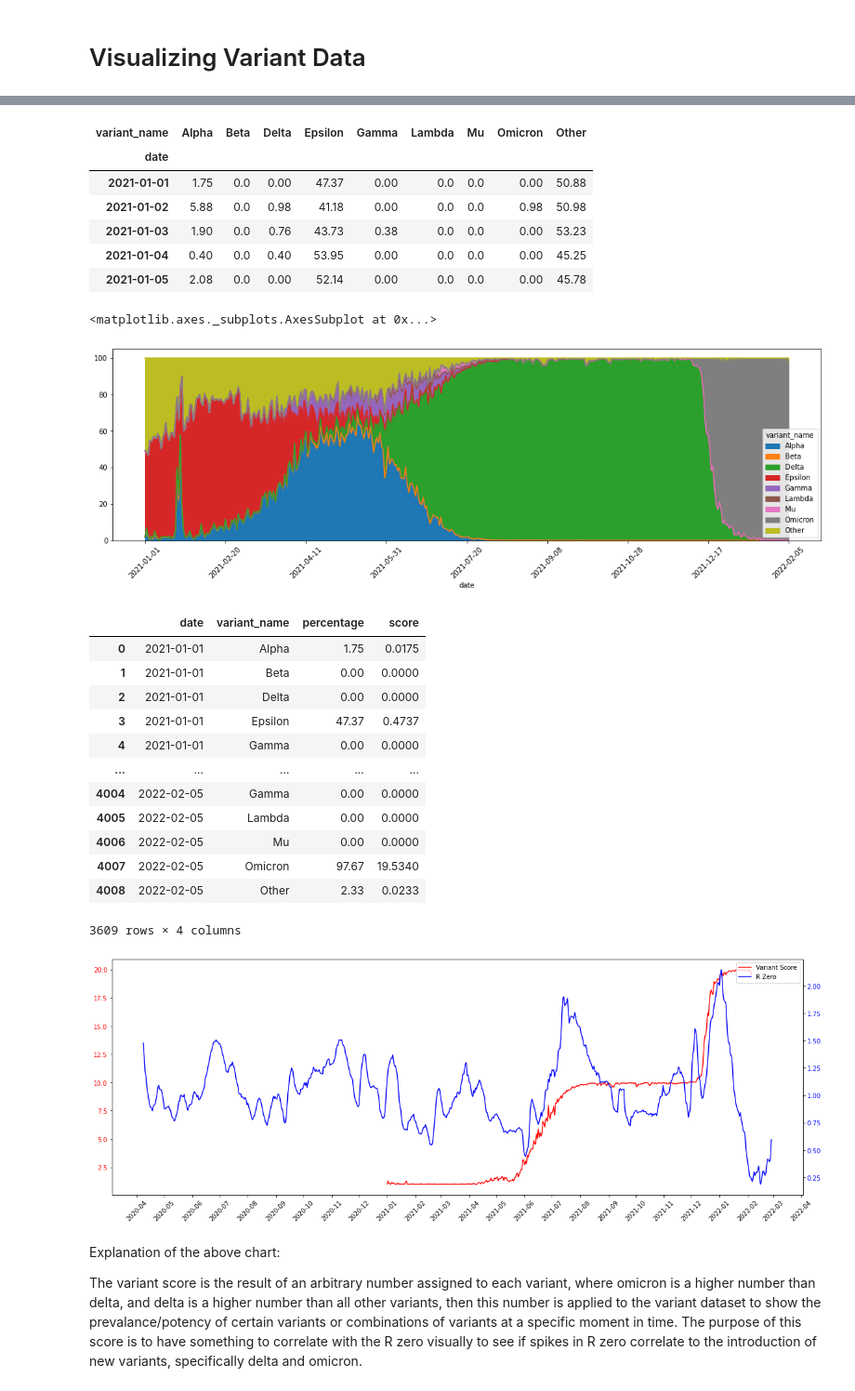
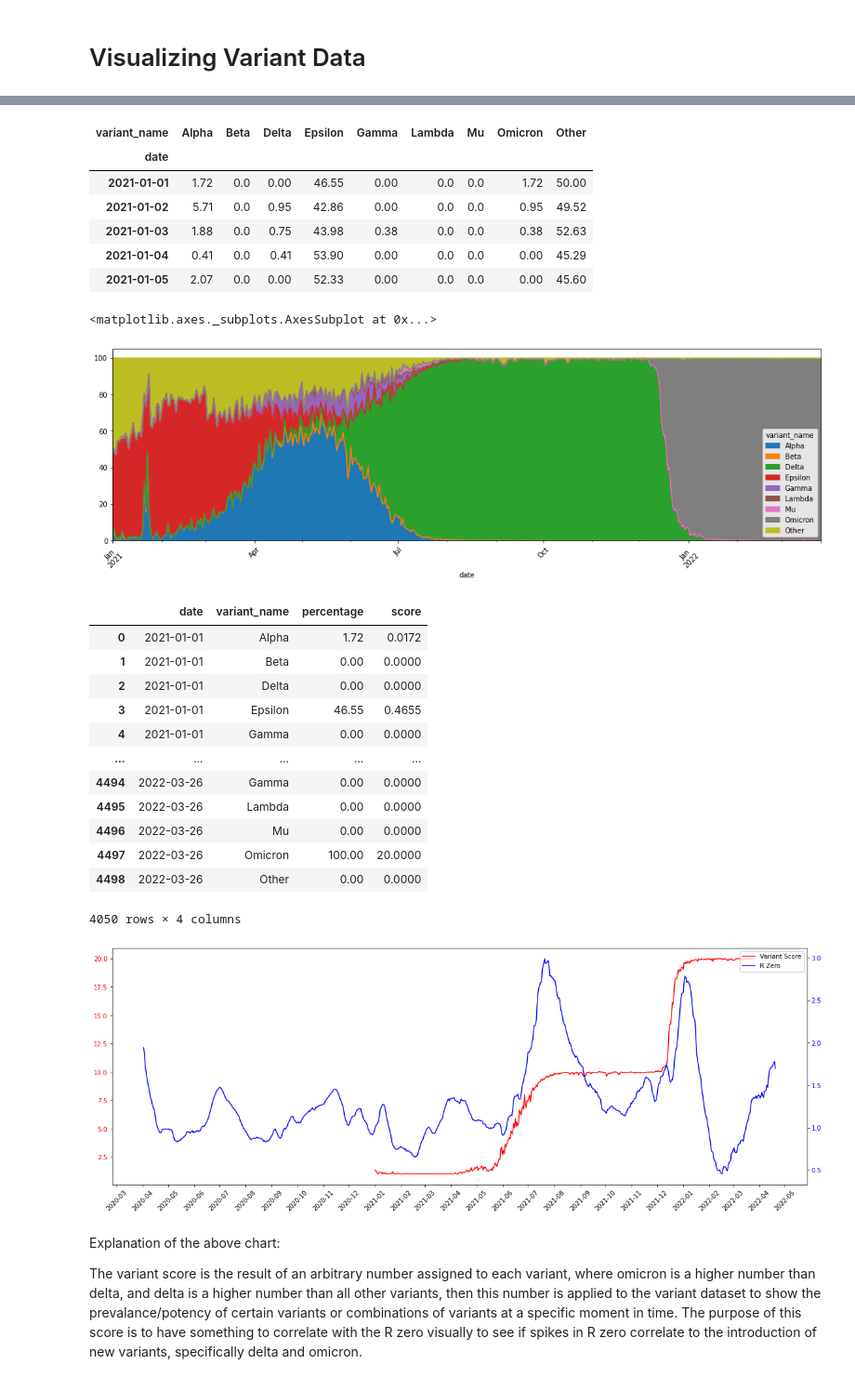
Before and after one commit to blarson007/covid, a Jupyter notebook: SIR Model - Fit to Covid Data.ipynb, the cells around one changed output, grey strips where cells are left out. Shown at 93% size. Saved outputs shown, nothing was run; the diff lists cells and outputs as text; code cells hidden in the pictures.

```diff
--- a/SIR Model - Fit to Covid Data.ipynb
+++ b/SIR Model - Fit to Covid Data.ipynb
@@ -208,0 +209,10 @@ plotseird(t, S, E, infections, R)
+# %%
+merge_df['prob_contact_spread'] = merge_df.apply(
+    lambda x: get_prob_contact_spread(x.cases_avg, x.next_cases_avg, x.immune), axis=1
+)
+# %%
+# R Zero: probability of contact times probability of spread, divided by probability of recovery
+merge_df['r_zero'] = merge_df.prob_contact_spread / prob_recovery
+# %%
+# 14 day moving average for a smoother visualization. Shows trends instead of just being noisy.
+merge_df['r_zero_ma'] = merge_df.r_zero.rolling(14, min_periods=1).mean()
@@ -213,3 +261,6 @@ variants = pd.read_csv('covid19_variants.csv')
+# %%
+variant_url = 'https://data.chhs.ca.gov/dataset/52e4aa7a-2ea3-4bfd-8cd6-7d653db1ee74/resource/d7f9acfa-b113-4cbc-9abc-91e707efc08a/download/covid19_variants.csv'
+variants = pd.read_csv(variant_url, parse_dates=['date'])
 # %%
 variants.head()
 # %% [output]
@@ -245,16 +296,16 @@ pivot.head()
 # %% [output]
 | variant_name | Alpha | Beta | Delta | Epsilon | Gamma | Lambda | Mu | Omicron | Other |
 | date |  |  |  |  |  |  |  |  |  |
-| 2021-01-01 | 1.75 | 0.0 | 0.00 | 47.37 | 0.00 | 0.0 | 0.0 | 0.00 | 50.88 |
-| 2021-01-02 | 5.88 | 0.0 | 0.98 | 41.18 | 0.00 | 0.0 | 0.0 | 0.98 | 50.98 |
-| 2021-01-03 | 1.90 | 0.0 | 0.76 | 43.73 | 0.38 | 0.0 | 0.0 | 0.00 | 53.23 |
-| 2021-01-04 | 0.40 | 0.0 | 0.40 | 53.95 | 0.00 | 0.0 | 0.0 | 0.00 | 45.25 |
-| 2021-01-05 | 2.08 | 0.0 | 0.00 | 52.14 | 0.00 | 0.0 | 0.0 | 0.00 | 45.78 |
+| 2021-01-01 | 1.72 | 0.0 | 0.00 | 46.55 | 0.00 | 0.0 | 0.0 | 1.72 | 50.00 |
+| 2021-01-02 | 5.71 | 0.0 | 0.95 | 42.86 | 0.00 | 0.0 | 0.0 | 0.95 | 49.52 |
+| 2021-01-03 | 1.88 | 0.0 | 0.75 | 43.98 | 0.38 | 0.0 | 0.0 | 0.38 | 52.63 |
+| 2021-01-04 | 0.41 | 0.0 | 0.41 | 53.90 | 0.00 | 0.0 | 0.0 | 0.00 | 45.29 |
+| 2021-01-05 | 2.07 | 0.0 | 0.00 | 52.33 | 0.00 | 0.0 | 0.0 | 0.00 | 45.60 |
 # %%
 pivot.plot.area(figsize=(18,5), rot=45)
 # %% [output]
 <matplotlib.axes._subplots.AxesSubplot at 0x...>
-[figure, old version]
+[figure, new version]
 # %%
 # Hypothesis: Covid variant has a significant impact on R Zero
 # %%
@@ -275,18 +326,18 @@ grouped_variants['score'] = grouped_variants.percentage / 100 * grouped_variants
 grouped_variants
 # %% [output]
 |  | date | variant_name | percentage | score |
-| 0 | 2021-01-01 | Alpha | 1.75 | 0.0175 |
+| 0 | 2021-01-01 | Alpha | 1.72 | 0.0172 |
 | 1 | 2021-01-01 | Beta | 0.00 | 0.0000 |
 | 2 | 2021-01-01 | Delta | 0.00 | 0.0000 |
-| 3 | 2021-01-01 | Epsilon | 47.37 | 0.4737 |
+| 3 | 2021-01-01 | Epsilon | 46.55 | 0.4655 |
 | 4 | 2021-01-01 | Gamma | 0.00 | 0.0000 |
 | ... | ... | ... | ... | ... |
-| 4004 | 2022-02-05 | Gamma | 0.00 | 0.0000 |
-| 4005 | 2022-02-05 | Lambda | 0.00 | 0.0000 |
-| 4006 | 2022-02-05 | Mu | 0.00 | 0.0000 |
-| 4007 | 2022-02-05 | Omicron | 97.67 | 19.5340 |
-| 4008 | 2022-02-05 | Other | 2.33 | 0.0233 |
+| 4494 | 2022-03-26 | Gamma | 0.00 | 0.0000 |
+| 4495 | 2022-03-26 | Lambda | 0.00 | 0.0000 |
+| 4496 | 2022-03-26 | Mu | 0.00 | 0.0000 |
+| 4497 | 2022-03-26 | Omicron | 100.00 | 20.0000 |
+| 4498 | 2022-03-26 | Other | 0.00 | 0.0000 |
-3609 rows × 4 columns
+4050 rows × 4 columns
 # %%
 daily_scores = grouped_variants.groupby('date')['score'].sum().reset_index()
 # %%
@@ -294,24 +345,24 @@ daily_scores['date'] = pd.to_datetime(daily_scores.date)
 # %%
 fig, ax = plt.subplots(figsize=(20,7))
 ax.plot(daily_scores.date, daily_scores.score, color='red', label='Variant Score')
 ax.xaxis.set_major_locator(mdates.MonthLocator())
 ax.xaxis.set_major_formatter(mdates.DateFormatter('%Y-%m'))
 ax.xaxis.set_minor_locator(mdates.MonthLocator())
 ax.tick_params(axis='y', labelcolor='red')
 ax.tick_params(axis='x', rotation=45)
 
 ax2 = ax.twinx()
 
-ax2.plot(df.date, df.r_zero_ma, color='blue', label='R Zero')
+ax2.plot(df.date, merge_df.r_zero_ma, color='blue', label='R Zero')
 ax2.xaxis.set_major_locator(mdates.MonthLocator())
 ax2.xaxis.set_major_formatter(mdates.DateFormatter('%Y-%m'))
 ax2.xaxis.set_minor_locator(mdates.MonthLocator())
 ax2.tick_params(axis='y', labelcolor='blue')
 
 fig.legend(loc="upper right", bbox_to_anchor=(1,1), bbox_transform=ax.transAxes)
 plt.show()
 # %% [output]
-[figure, old version]
+[figure, new version]
 # %% [markdown]
 Explanation of the above chart:
 
```
Also changed, not shown: parts of 57 cells of this notebook, 2 other files.
